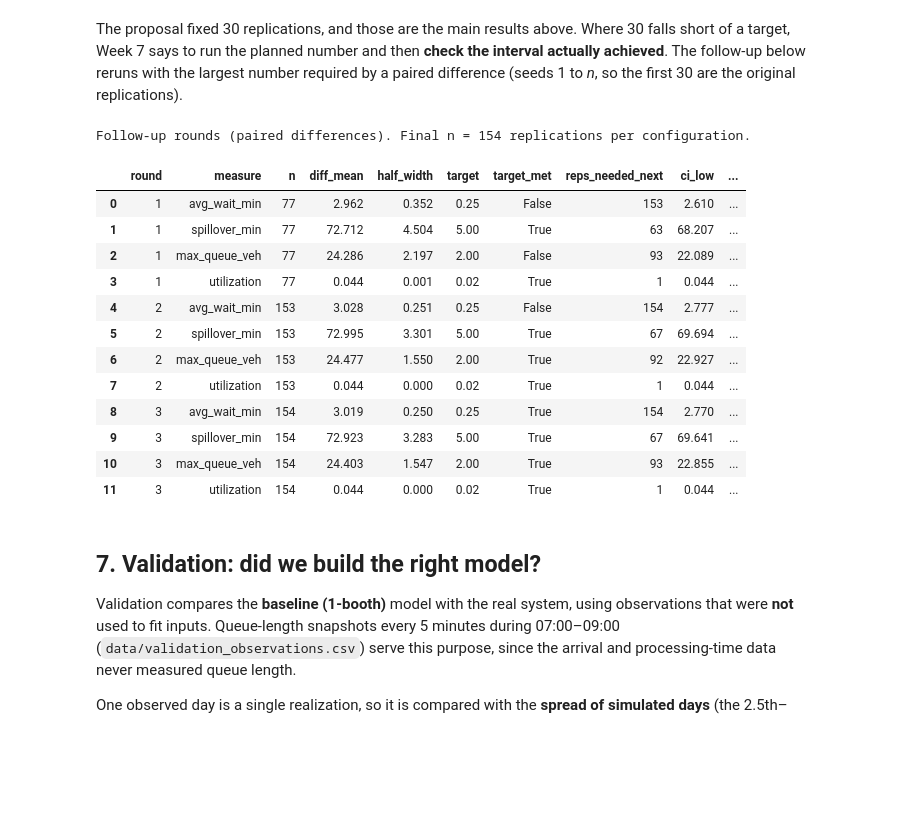
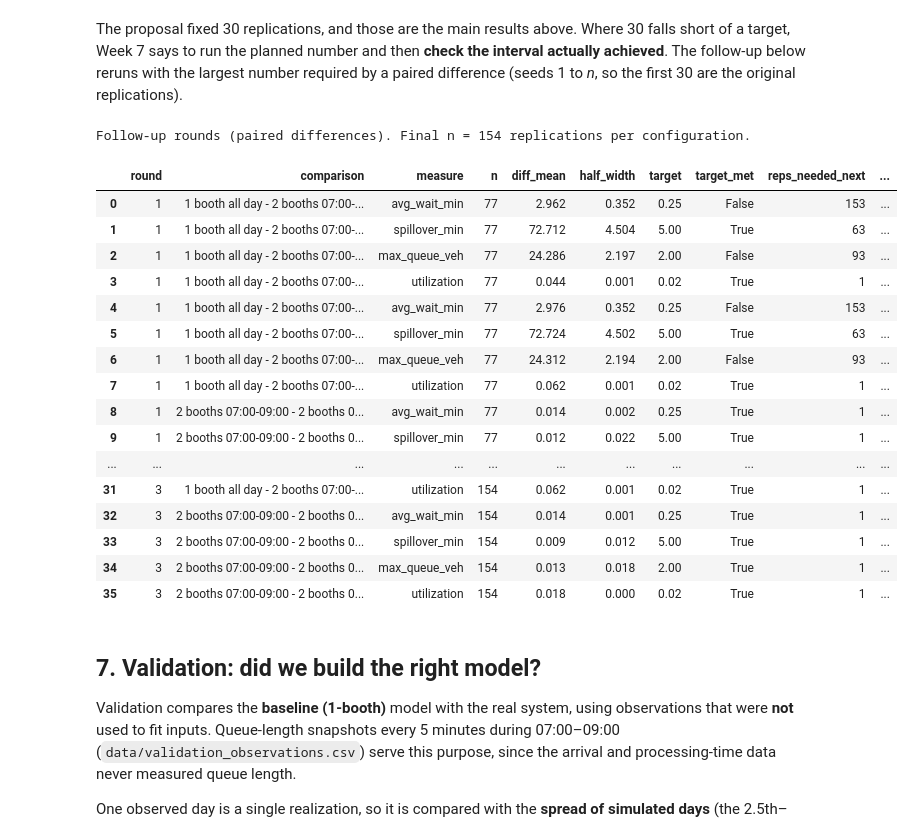
Before and after one commit to 10Plaiz/142-modelling, a Jupyter notebook: Group8_Parking_Booth_Simulation/Parking_Booth_Simulation.ipynb, the cells around one changed output. Drawn from its saved outputs; the diff is of its cells as text; code cells hidden in the pictures; blank space fills up the shorter version.

```diff
--- a/Group8_Parking_Booth_Simulation/Parking_Booth_Simulation.ipynb
+++ b/Group8_Parking_Booth_Simulation/Parking_Booth_Simulation.ipynb
@@ -385,9 +411,10 @@ profile.to_csv(RESULTS / "queue_profile_by_interval.csv", index=False)
 
 fig, ax = plt.subplots(figsize=(11, 3.8))
 x = edges[:-1] + 7.5
-for (cfg, m), col in zip(prof.items(), ["tab:red", "tab:green"]):
+for cfg, m in prof.items():
+    col = COLORS[cfg]
     ax.plot(x, m.mean(0), color=col, lw=2, label=f"{cfg} (mean of {N_REPS} days)")
-    ax.fill_between(x, np.percentile(m, 5, 0), np.percentile(m, 95, 0), color=col, alpha=0.15, label="5th-95th percentile of days")
+    ax.fill_between(x, np.percentile(m, 5, 0), np.percentile(m, 95, 0), color=col, alpha=0.12, label=f"{cfg}: 5th-95th percentile of days")
 ax.axhline(K, color="k", ls="--", lw=1, label=f"K = {K}: tail reaches the road")
 ax.set_xlim(0, 300); ax.set_xticks(np.arange(0, 301, 30)); ax.set_xticklabels([ps.min_to_clock(t) for t in range(0, 301, 30)])
 ax.set_ylabel("vehicles waiting"); ax.set_title("Queue length through the morning"); ax.legend(fontsize=8)
@@ -397,9 +424,9 @@ plt.tight_layout(); plt.savefig(FIGS / "queue_profile.png"); plt.show()
 # %%
 core = summary[summary.proposal_measure]
-fig, axes = plt.subplots(1, 4, figsize=(13, 3.3))
+fig, axes = plt.subplots(1, 4, figsize=(14, 3.4))
 for ax, (lab, g) in zip(axes, core.groupby("measure", sort=False)):
-    ax.bar(range(len(g)), g["mean"], yerr=g["half_width"], capsize=6, color=["tab:red", "tab:green"])
-    ax.set_xticks(range(len(g))); ax.set_xticklabels(["1 booth", "2 booths\n07-09"]); ax.set_title(lab, fontsize=9)
+    ax.bar(range(len(g)), g["mean"], yerr=g["half_width"], capsize=6, color=[COLORS[c] for c in g["configuration"]])
+    ax.set_xticks(range(len(g))); ax.set_xticklabels([SHORT[c] for c in g["configuration"]], fontsize=8); ax.set_title(lab, fontsize=9)
 plt.suptitle("Proposal measures: mean ± 95% CI half-width (30 replications)", fontsize=10)
 plt.tight_layout(); plt.savefig(FIGS / "measures_ci.png"); plt.show()
 # %% [output]
@@ -447,8 +474,9 @@ Reference (RK4, h = 0.05 min): x(08:00) = 27.429 vehicles in system, 1 booth
 # %%
 H = 0.25                                    # RK4 step (min); the table above shows it is well converged
 fluid_prof = pd.DataFrame({"interval_start": profile["interval_start"]})
-fig, axes = plt.subplots(1, 2, figsize=(12, 3.8), sharey=True)
-for ax, cfg, col in zip(axes, ps.CONFIGS, ["tab:red", "tab:green"]):
+fig, axes = plt.subplots(1, len(ps.CONFIGS), figsize=(16, 3.8), sharey=True)
+for ax, cfg in zip(axes, ps.CONFIGS):
+    col = COLORS[cfg.name]
     for det, ls, lab in [(False, "-", "fluid (stochastic, RK4)"), (True, ":", "fluid (deterministic)")]:
         f = ps.fluid_rhs_factory(rates, cfg, SERVICE, deterministic=det)
         t_, x_ = ps.integrate(f, 0, ps.DAY_LENGTH, H, "rk4")
@@ -508,7 +539,8 @@ def plan_row(what, col, x):
 for col in TARGET:
     for cfg in [c.name for c in ps.CONFIGS]:
         plan_row(f"{col} | {cfg}", col, exp_df.loc[exp_df.config == cfg, col].to_numpy())
-    plan_row(f"{col} | paired difference", col, (one[col] - two[col]).to_numpy())
+    for a, b in ps.COMPARISONS:
+        plan_row(f"{col} | paired difference {a.name} - {b.name}", col, (by_cfg[a.name][col] - by_cfg[b.name][col]).to_numpy())
 plan = pd.DataFrame(plan); plan.to_csv(RESULTS / "replication_planning.csv", index=False); plan.round(3)
 # %% [output]
 |  | quantity | mean | half_width | target_half_width | reps_needed | 30_is_enough |
@@ -529,47 +565,51 @@ The proposal fixed 30 replications, and those are the main results above. Where
 # %%
 def paired_ci_table(n):
     fu = ps.run_experiment(range(1, n + 1), rates, SERVICE, K)
-    o2, t2 = [fu[fu.config == c.name].set_index("seed").sort_index() for c in ps.CONFIGS]
+    by = {c.name: fu[fu.config == c.name].set_index("seed").sort_index() for c in ps.CONFIGS}
     rows = []
-    for col in TARGET:
-        ci = ps.ci_mean(o2[col] - t2[col])
-        rows.append({"measure": col, "n": n, "diff_mean": ci["mean"], "half_width": ci["half_width"],
+    for (a, b), col in [(ab, col) for ab in ps.COMPARISONS for col in TARGET]:
+        ci = ps.ci_mean(by[a.name][col] - by[b.name][col])
+        rows.append({"comparison": f"{a.name} - {b.name}", "measure": col, "n": n, "diff_mean": ci["mean"], "half_width": ci["half_width"],
                      "target": TARGET[col], "target_met": ci["half_width"] <= TARGET[col],
                      "reps_needed_next": ps.replications_needed(n, ci["half_width"], TARGET[col]),
                      "ci_low": ci["ci_low"], "ci_high": ci["ci_high"]})
     return pd.DataFrame(rows)
 
 MAX_REPS = 400
 n = int(plan[plan.quantity.str.contains("paired")]["reps_needed"].max())
 rounds = []
 if n > N_REPS:
     for it in range(1, 5):                      # "if you miss the target, apply it again"
         n = min(n, MAX_REPS)
         tab = paired_ci_table(n); tab.insert(0, "round", it); rounds.append(tab)
         if tab["target_met"].all() or n == MAX_REPS:
             break
         n = int(tab["reps_needed_next"].max())
     followup = pd.concat(rounds, ignore_index=True)
     followup.to_csv(RESULTS / "replication_followup.csv", index=False)
     print(f"Follow-up rounds (paired differences). Final n = {followup['n'].max()} replications per configuration.")
     display(followup.round(3))
 else:
     print("30 replications already meet every paired-difference target; no follow-up run needed.")
 # %% [output]
 Follow-up rounds (paired differences). Final n = 154 replications per configuration.
-|  | round | measure | n | diff_mean | half_width | target | target_met | reps_needed_next | ci_low | ... |
-| 0 | 1 | avg_wait_min | 77 | 2.962 | 0.352 | 0.25 | False | 153 | 2.610 | ... |
-| 1 | 1 | spillover_min | 77 | 72.712 | 4.504 | 5.00 | True | 63 | 68.207 | ... |
-| 2 | 1 | max_queue_veh | 77 | 24.286 | 2.197 | 2.00 | False | 93 | 22.089 | ... |
-| 3 | 1 | utilization | 77 | 0.044 | 0.001 | 0.02 | True | 1 | 0.044 | ... |
-| 4 | 2 | avg_wait_min | 153 | 3.028 | 0.251 | 0.25 | False | 154 | 2.777 | ... |
-| 5 | 2 | spillover_min | 153 | 72.995 | 3.301 | 5.00 | True | 67 | 69.694 | ... |
-| 6 | 2 | max_queue_veh | 153 | 24.477 | 1.550 | 2.00 | True | 92 | 22.927 | ... |
-| 7 | 2 | utilization | 153 | 0.044 | 0.000 | 0.02 | True | 1 | 0.044 | ... |
-| 8 | 3 | avg_wait_min | 154 | 3.019 | 0.250 | 0.25 | True | 154 | 2.770 | ... |
-| 9 | 3 | spillover_min | 154 | 72.923 | 3.283 | 5.00 | True | 67 | 69.641 | ... |
-| 10 | 3 | max_queue_veh | 154 | 24.403 | 1.547 | 2.00 | True | 93 | 22.855 | ... |
-| 11 | 3 | utilization | 154 | 0.044 | 0.000 | 0.02 | True | 1 | 0.044 | ... |
+|  | round | comparison | measure | n | diff_mean | half_width | target | target_met | reps_needed_next | ... |
+| 0 | 1 | 1 booth all day - 2 booths 07:00-... | avg_wait_min | 77 | 2.962 | 0.352 | 0.25 | False | 153 | ... |
+| 1 | 1 | 1 booth all day - 2 booths 07:00-... | spillover_min | 77 | 72.712 | 4.504 | 5.00 | True | 63 | ... |
+| 2 | 1 | 1 booth all day - 2 booths 07:00-... | max_queue_veh | 77 | 24.286 | 2.197 | 2.00 | False | 93 | ... |
+| 3 | 1 | 1 booth all day - 2 booths 07:00-... | utilization | 77 | 0.044 | 0.001 | 0.02 | True | 1 | ... |
+| 4 | 1 | 1 booth all day - 2 booths 07:00-... | avg_wait_min | 77 | 2.976 | 0.352 | 0.25 | False | 153 | ... |
+| 5 | 1 | 1 booth all day - 2 booths 07:00-... | spillover_min | 77 | 72.724 | 4.502 | 5.00 | True | 63 | ... |
+| 6 | 1 | 1 booth all day - 2 booths 07:00-... | max_queue_veh | 77 | 24.312 | 2.194 | 2.00 | False | 93 | ... |
+| 7 | 1 | 1 booth all day - 2 booths 07:00-... | utilization | 77 | 0.062 | 0.001 | 0.02 | True | 1 | ... |
+| 8 | 1 | 2 booths 07:00-09:00 - 2 booths 0... | avg_wait_min | 77 | 0.014 | 0.002 | 0.25 | True | 1 | ... |
+| 9 | 1 | 2 booths 07:00-09:00 - 2 booths 0... | spillover_min | 77 | 0.012 | 0.022 | 5.00 | True | 1 | ... |
+| ... | ... | ... | ... | ... | ... | ... | ... | ... | ... | ... |
+| 31 | 3 | 1 booth all day - 2 booths 07:00-... | utilization | 154 | 0.062 | 0.001 | 0.02 | True | 1 | ... |
+| 32 | 3 | 2 booths 07:00-09:00 - 2 booths 0... | avg_wait_min | 154 | 0.014 | 0.001 | 0.25 | True | 1 | ... |
+| 33 | 3 | 2 booths 07:00-09:00 - 2 booths 0... | spillover_min | 154 | 0.009 | 0.012 | 5.00 | True | 1 | ... |
+| 34 | 3 | 2 booths 07:00-09:00 - 2 booths 0... | max_queue_veh | 154 | 0.013 | 0.018 | 2.00 | True | 1 | ... |
+| 35 | 3 | 2 booths 07:00-09:00 - 2 booths 0... | utilization | 154 | 0.018 | 0.000 | 0.02 | True | 1 | ... |
 # %% [markdown]
 ## 7. Validation: did we build the right model?
 Validation compares the **baseline (1-booth)** model with the real system, using observations that were **not** used to fit inputs. Queue-length snapshots every 5 minutes during 07:00–09:00 (`data/validation_observations.csv`) serve this purpose, since the arrival and processing-time data never measured queue length.
```
Also changed, not shown: parts of 28 cells of this notebook, 24 other files.
